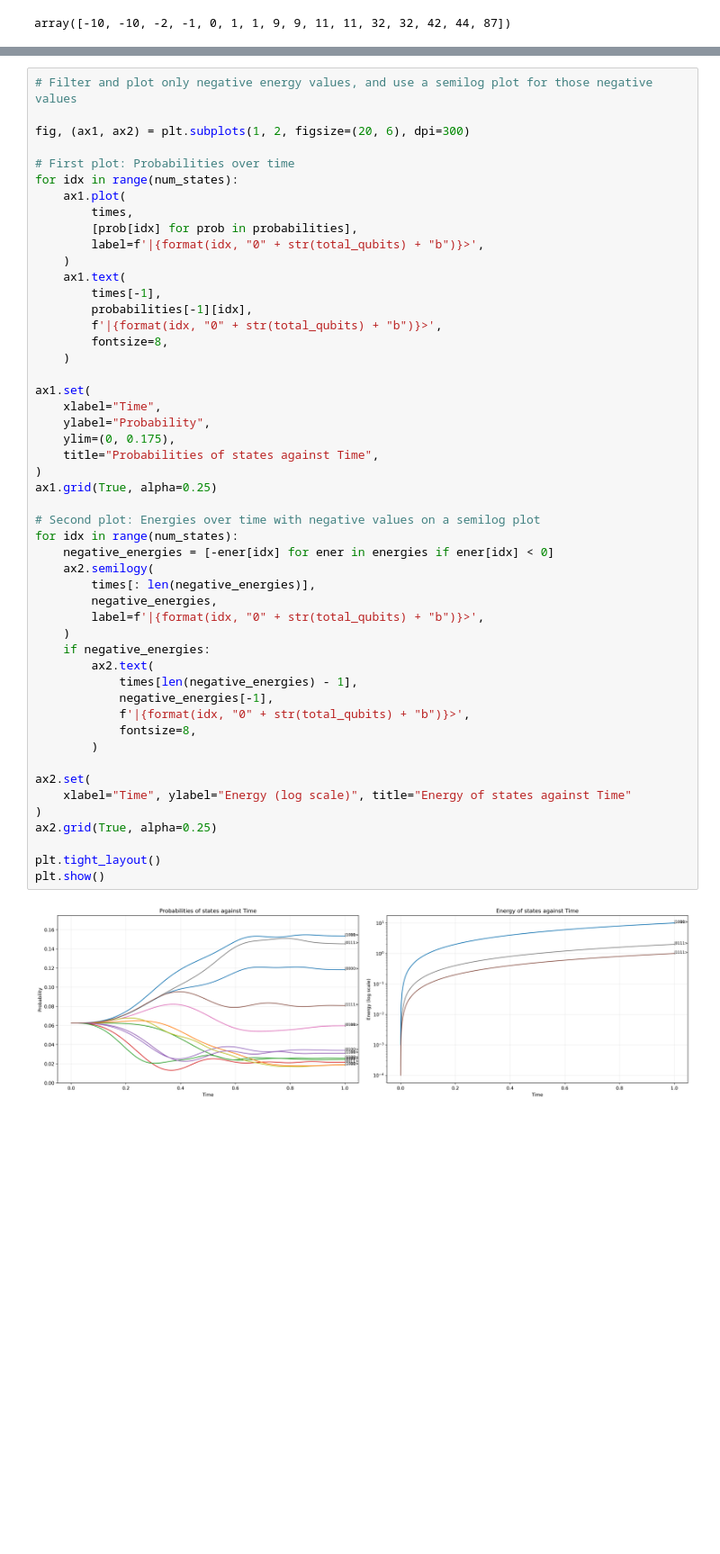
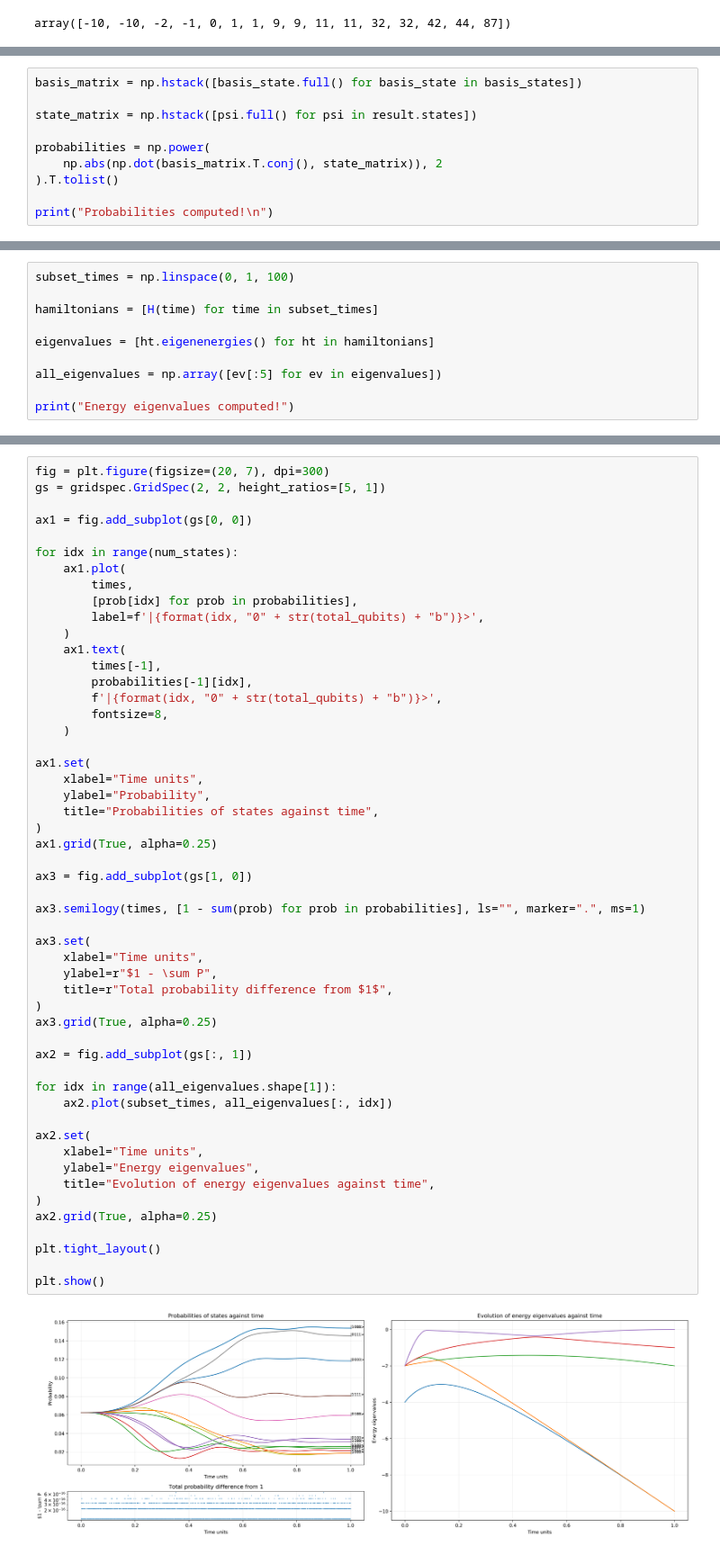
Before and after one commit to raw-asparagus/SP3172, a Jupyter notebook: Quantum Annealing/master.ipynb, the cells around one changed output, grey strips where cells are left out. Shown at 90% size. Saved outputs shown, nothing was run; the diff lists cells and outputs as text; blank space fills up the shorter version.

```diff
--- a/Quantum Annealing/master.ipynb
+++ b/Quantum Annealing/master.ipynb
@@ -175,0 +154,10 @@ Energies computed!
+# %%
+basis_matrix = np.hstack([basis_state.full() for basis_state in basis_states])
+
+state_matrix = np.hstack([psi.full() for psi in result.states])
+
+probabilities = np.power(
+    np.abs(np.dot(basis_matrix.T.conj(), state_matrix)), 2
+).T.tolist()
+
+print("Probabilities computed!\n")
@@ -175,0 +175,10 @@ Energies computed!
+# %%
+subset_times = np.linspace(0, 1, 100)
+
+hamiltonians = [H(time) for time in subset_times]
+
+eigenvalues = [ht.eigenenergies() for ht in hamiltonians]
+
+all_eigenvalues = np.array([ev[:5] for ev in eigenvalues])
+
+print("Energy eigenvalues computed!")
@@ -229,52 +350,54 @@ plt.show()
 # %%
-# Filter and plot only negative energy values, and use a semilog plot for those negative values
+fig = plt.figure(figsize=(20, 7), dpi=300)
+gs = gridspec.GridSpec(2, 2, height_ratios=[5, 1])
 
-fig, (ax1, ax2) = plt.subplots(1, 2, figsize=(20, 6), dpi=300)
+ax1 = fig.add_subplot(gs[0, 0])
 
-# First plot: Probabilities over time
 for idx in range(num_states):
     ax1.plot(
         times,
         [prob[idx] for prob in probabilities],
         label=f'|{format(idx, "0" + str(total_qubits) + "b")}>',
     )
     ax1.text(
         times[-1],
         probabilities[-1][idx],
         f'|{format(idx, "0" + str(total_qubits) + "b")}>',
         fontsize=8,
     )
 
 ax1.set(
-    xlabel="Time",
+    xlabel="Time units",
     ylabel="Probability",
-    ylim=(0, 0.175),
-    title="Probabilities of states against Time",
+    title="Probabilities of states against time",
 )
 ax1.grid(True, alpha=0.25)
 
-# Second plot: Energies over time with negative values on a semilog plot
-for idx in range(num_states):
-    negative_energies = [-ener[idx] for ener in energies if ener[idx] < 0]
-    ax2.semilogy(
-        times[: len(negative_energies)],
-        negative_energies,
-        label=f'|{format(idx, "0" + str(total_qubits) + "b")}>',
-    )
-    if negative_energies:
-        ax2.text(
-            times[len(negative_energies) - 1],
-            negative_energies[-1],
-            f'|{format(idx, "0" + str(total_qubits) + "b")}>',
-            fontsize=8,
-        )
+ax3 = fig.add_subplot(gs[1, 0])
+
+ax3.semilogy(times, [1 - sum(prob) for prob in probabilities], ls="", marker=".", ms=1)
+
+ax3.set(
+    xlabel="Time units",
+    ylabel=r"$1 - \sum P",
+    title=r"Total probability difference from $1$",
+)
+ax3.grid(True, alpha=0.25)
+
+ax2 = fig.add_subplot(gs[:, 1])
+
+for idx in range(all_eigenvalues.shape[1]):
+    ax2.plot(subset_times, all_eigenvalues[:, idx])
 
 ax2.set(
-    xlabel="Time", ylabel="Energy (log scale)", title="Energy of states against Time"
+    xlabel="Time units",
+    ylabel="Energy eigenvalues",
+    title="Evolution of energy eigenvalues against time",
 )
 ax2.grid(True, alpha=0.25)
 
 plt.tight_layout()
+
 plt.show()
 # %% [output]
-[figure, old version]
+[figure, new version]
```
Also changed, not shown: parts of 16 cells of this notebook, 1 other file.
